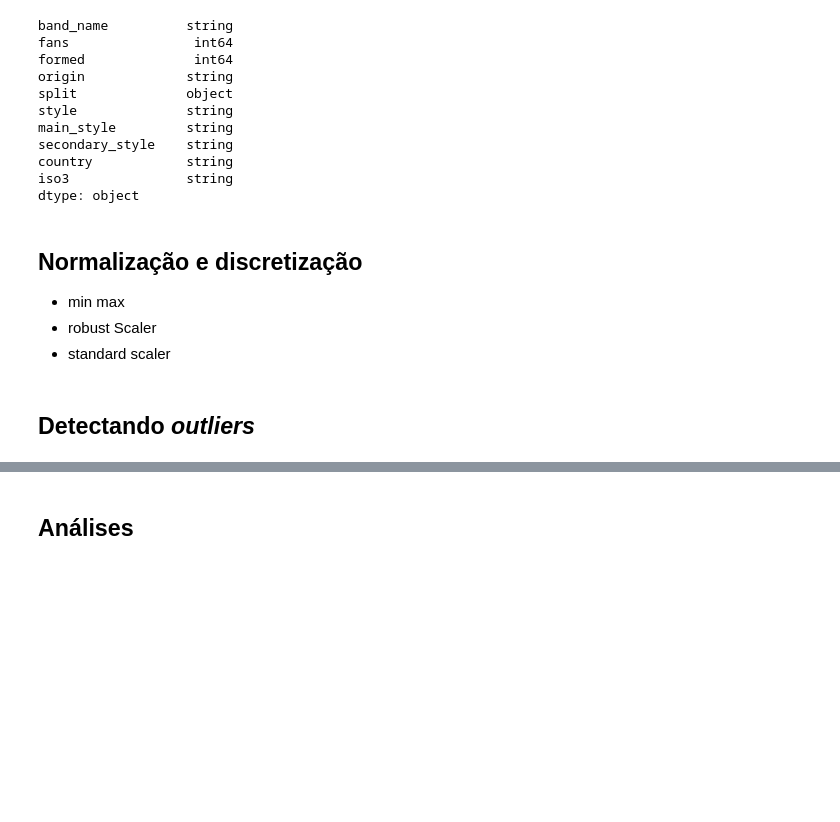
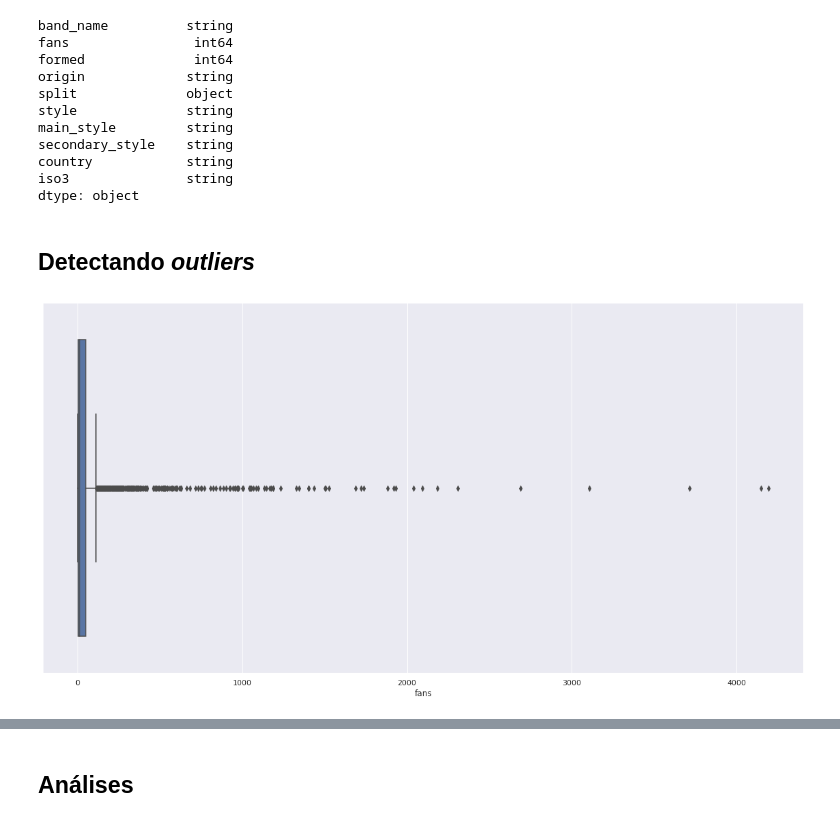
Before and after one commit to otaviokamel/projeto_introducao_analise_de_dados, a Jupyter notebook: Metal_Bands_by_Nation.ipynb, the cells around one changed output, grey strips where cells are left out. Drawn from its saved outputs; the diff is of its cells as text; code cells hidden in the pictures; blank space fills up the shorter version.

```diff
--- a/Metal_Bands_by_Nation.ipynb
+++ b/Metal_Bands_by_Nation.ipynb
@@ -437,10 +413,5 @@ secondary_style    string
 country            string
 iso3               string
 dtype: object
-# %% [markdown]
-## Normalização	e	discretização
-- min max
-- robust Scaler
-- standard scaler
 # %% [markdown]
 ## Detectando *outliers*
@@ -451,0 +418,4 @@ for column in df.select_dtypes(include='object'):
+# %%
+sns.boxplot(data=df, x='fans');
+# %% [output]
+[figure, added]
```
Also changed, not shown: parts of 54 cells of this notebook.
